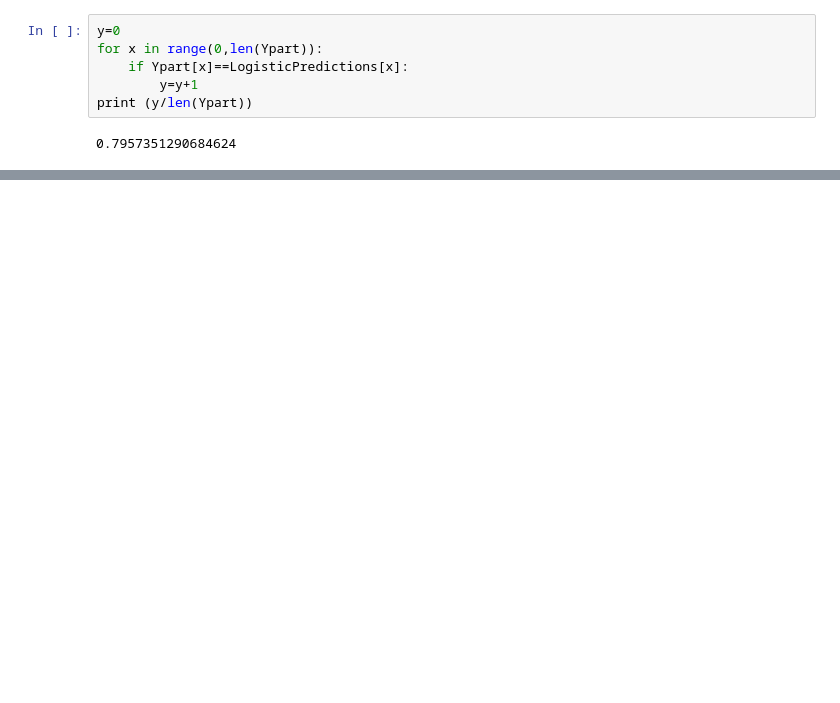
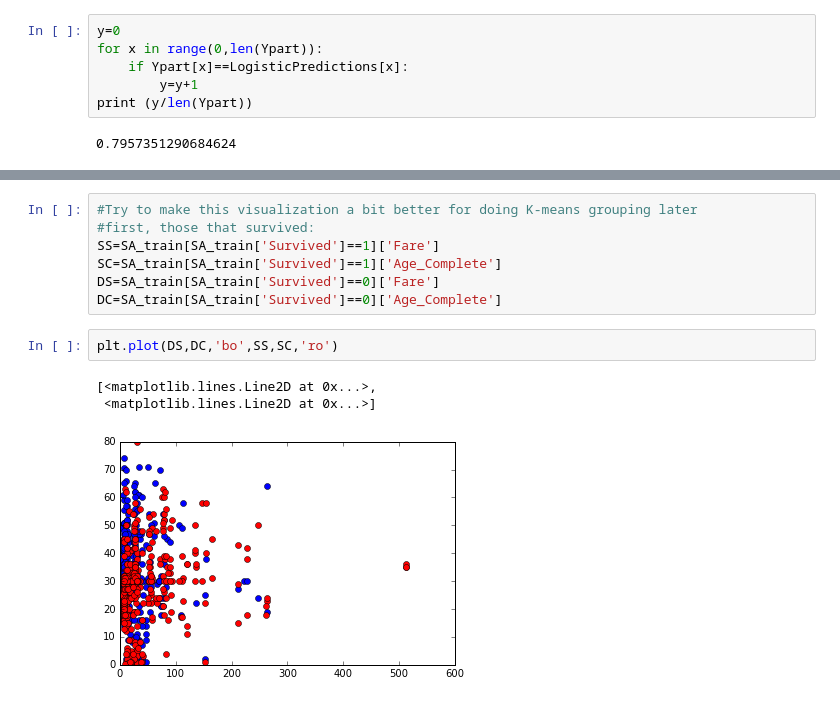
Before and after one commit to keklarup/Kaggle-titanic, a Jupyter notebook: Titanic.ipynb, the cells around one changed output, grey strips where cells are left out. Saved outputs shown, nothing was run; the diff lists cells and outputs as text; blank space fills up the shorter version.

```diff
--- a/Titanic.ipynb
+++ b/Titanic.ipynb
@@ -542,0 +733,13 @@ print (y/len(Ypart))
+# %%
+#Try to make this visualization a bit better for doing K-means grouping later
+#first, those that survived:
+SS=SA_train[SA_train['Survived']==1]['Fare']
+SC=SA_train[SA_train['Survived']==1]['Age_Complete']
+DS=SA_train[SA_train['Survived']==0]['Fare']
+DC=SA_train[SA_train['Survived']==0]['Age_Complete']
+# %%
+plt.plot(DS,DC,'bo',SS,SC,'ro')
+# %% [output]
+[<matplotlib.lines.Line2D at 0x...>,
+ <matplotlib.lines.Line2D at 0x...>]
+[figure, added]
```
Also changed, not shown: parts of 51 cells of this notebook, 1 other file.
